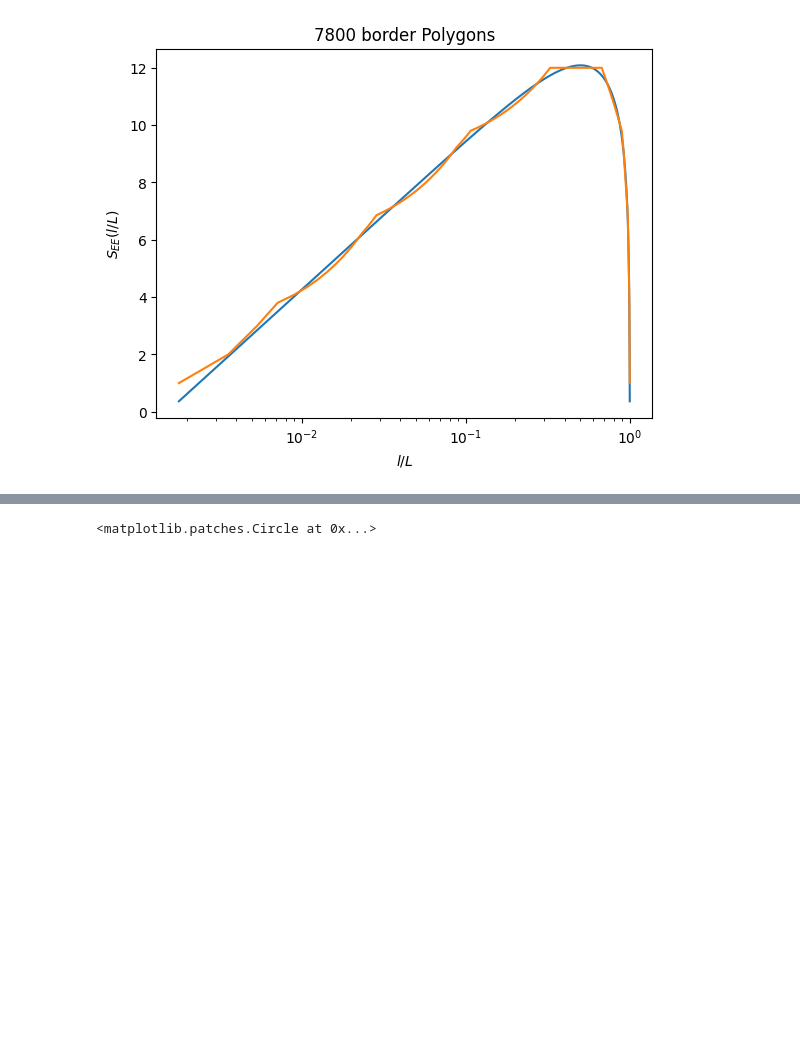
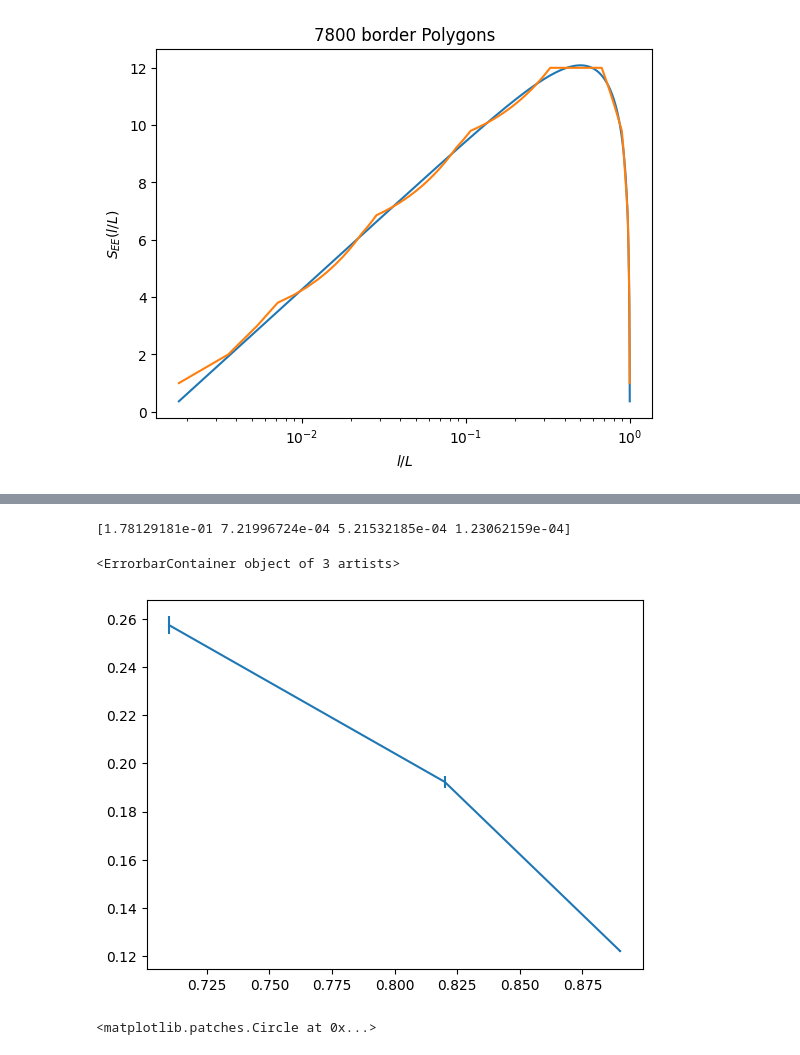
Before and after one commit to Alejo-Costa-Duran/HyperbolicFractonModel, a Jupyter notebook: Simulation.ipynb, the cells around one changed output, grey strips where cells are left out. Saved outputs shown, nothing was run; the diff lists cells and outputs as text; code cells hidden in the pictures; blank space fills up the shorter version.

```diff
--- a/Simulation.ipynb
+++ b/Simulation.ipynb
@@ -356,3 +384,10 @@ plt.legend()
+# %%
+print(np.array(beta_Var))
+plt.errorbar(bHoleRads[2:5],betas[1:],yerr = 5*np.array(beta_Var[1:]))
+# %% [output]
+[1.78129181e-01 7.21996724e-04 5.21532185e-04 1.23062159e-04]
+<ErrorbarContainer object of 3 artists>
+[figure, added]
 # %%
 model = md.FractonModel(5,4,4)
 insidePols = insidePolygons(model)
```
Also changed, not shown: parts of 5 cells of this notebook, 1 other file.
